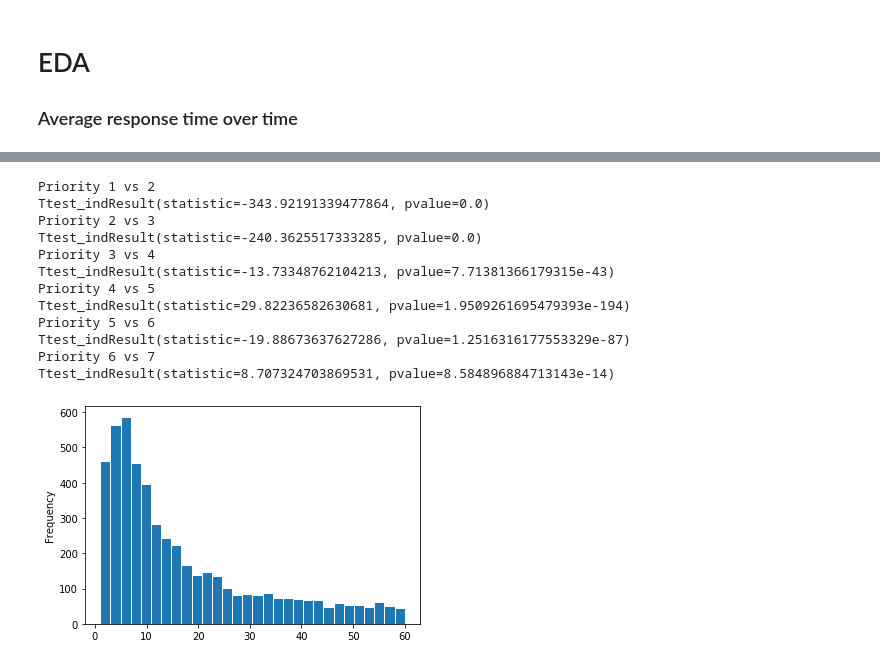
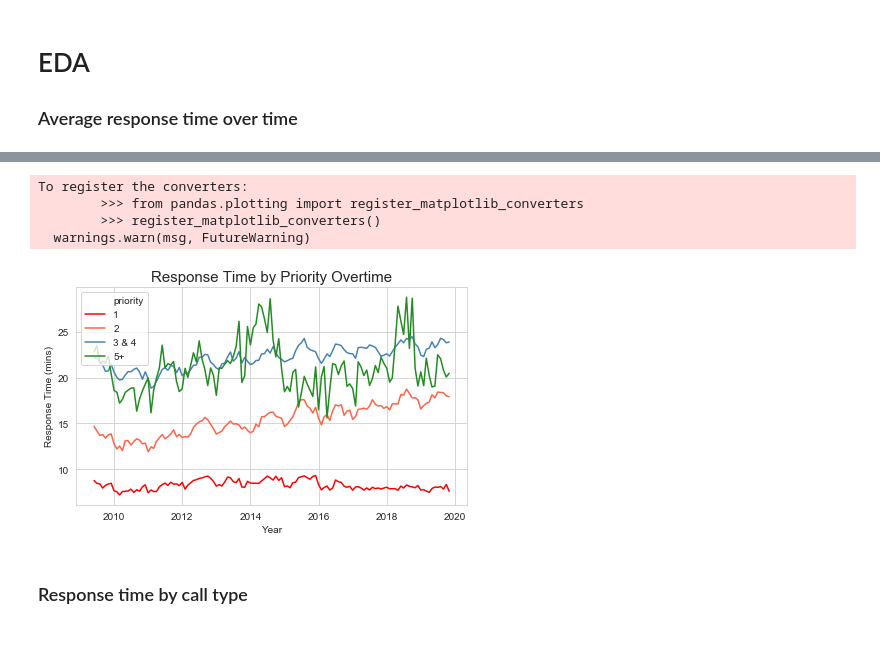
Before and after one commit to liuy379/Data512, a Jupyter notebook: final_project/analysis.ipynb, the cells around one changed output, grey strips where cells are left out. Saved outputs shown, nothing was run; the diff lists cells and outputs as text; code cells hidden in the pictures.

```diff
--- a/final_project/analysis.ipynb
+++ b/final_project/analysis.ipynb
@@ -6,7 +8,11 @@ pd.options.display.max_rows = 999
 # %%
 df = pd.read_csv('/Users/allen/Documents/Data_512/Data/Call_Data_filtered.csv')
 
+# make YearMonth datetime type
 df['YearMonth'] = pd.to_datetime(df['YearMonth'])
+
+# filter priority 9 for this project
+df = df[df['Priority'] != 9]
 # %% [markdown]
 # EDA
 ### Average response time over time
@@ -214,2 +18,0 @@ def grouping(x):
-# %%
-df['priority'] = df['Priority'].apply(grouping)
@@ -257,22 +19,26 @@ df.groupby('Priority').mean()[['response_time']]
-# %%
-for i in range(1,7):
-    print('Priority ' + str(i) + ' vs ' + str(i+1))
-    print(stats.ttest_ind(df[df['Priority'] == i]['response_time'], df[df['Priority'] == (i+1)]['response_time'], equal_var=False))
-# %% [output]
-Priority 1 vs 2
-Ttest_indResult(statistic=-343.92191339477864, pvalue=0.0)
-Priority 2 vs 3
-Ttest_indResult(statistic=-240.3625517333285, pvalue=0.0)
-Priority 3 vs 4
-Ttest_indResult(statistic=-13.73348762104213, pvalue=7.71381366179315e-43)
-Priority 4 vs 5
-Ttest_indResult(statistic=29.82236582630681, pvalue=1.9509261695479393e-194)
-Priority 5 vs 6
-Ttest_indResult(statistic=-19.88673637627286, pvalue=1.2516316177553329e-87)
-Priority 6 vs 7
-Ttest_indResult(statistic=8.707324703869531, pvalue=8.584896884713143e-14)
-# %%
-fig, ax = plt.subplots()
-df.sample(5000)['response_time'].plot.hist(bins=30, ax=ax, edgecolor='white');
-# %% [output]
-[figure, removed]
+# %%
+# regroup priority
+df['priority'] = df['Priority'].apply(utils.group_priority)
+
+# aggregate response_time on priority and YearMonth
+response_by_priority = df.groupby(['priority','YearMonth'])['response_time'].mean().reset_index()
+# %%
+# set themes
+colors = ["red", "tomato", "steelblue", "forestgreen"]
+palette = sns.color_palette(colors)
+
+# plot response_time by priority overtime
+sns.set_style("whitegrid")
+fig, ax = plt.subplots(figsize=(7,4))
+sns.lineplot(x="YearMonth", y="response_time", hue="priority", palette=palette, data=response_by_priority)
+ax.set_xlabel('Year')
+ax.set_ylabel('Response Time (mins)')
+ax.set_title('Response Time by Priority Overtime', fontsize=15);
+# %% [output]
+To register the converters:
+        >>> from pandas.plotting import register_matplotlib_converters
+        >>> register_matplotlib_converters()
+  warnings.warn(msg, FutureWarning)
+[figure, added]
+# %% [markdown]
+### Response time by call type
```
Also changed, not shown: parts of 44 cells of this notebook, 13 other files.
